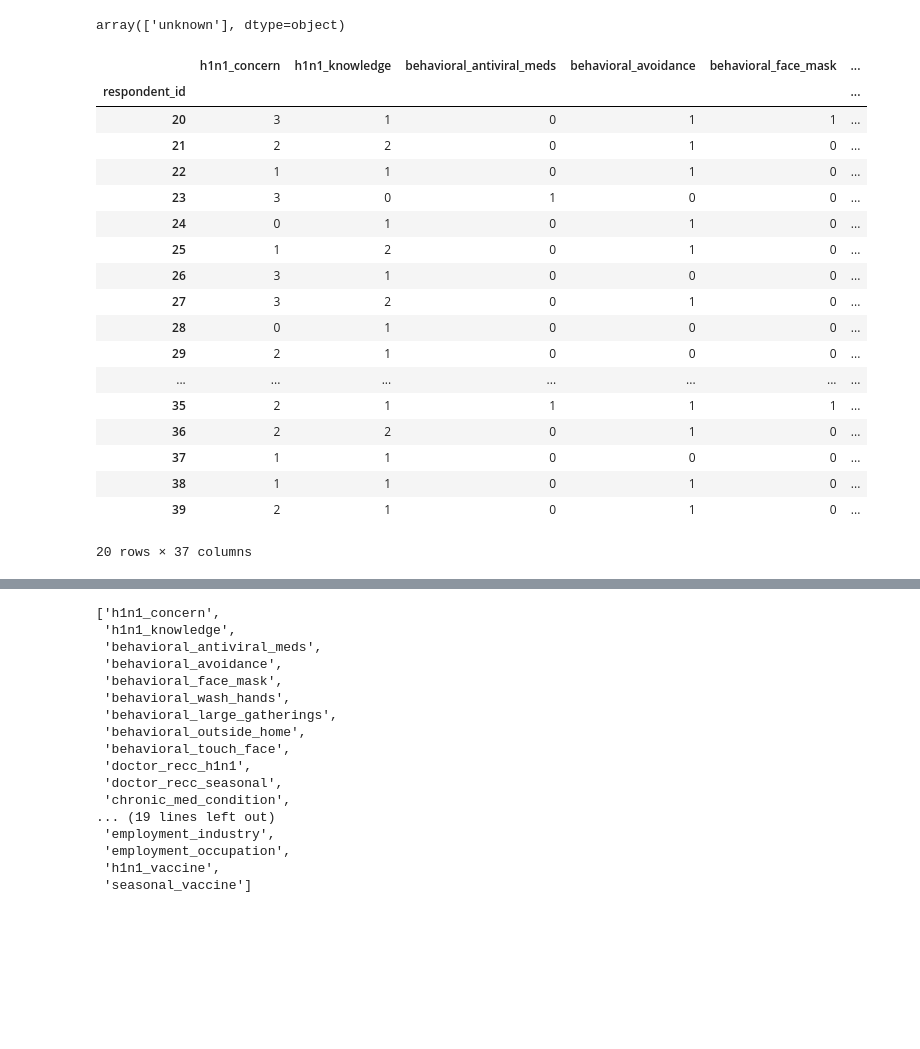
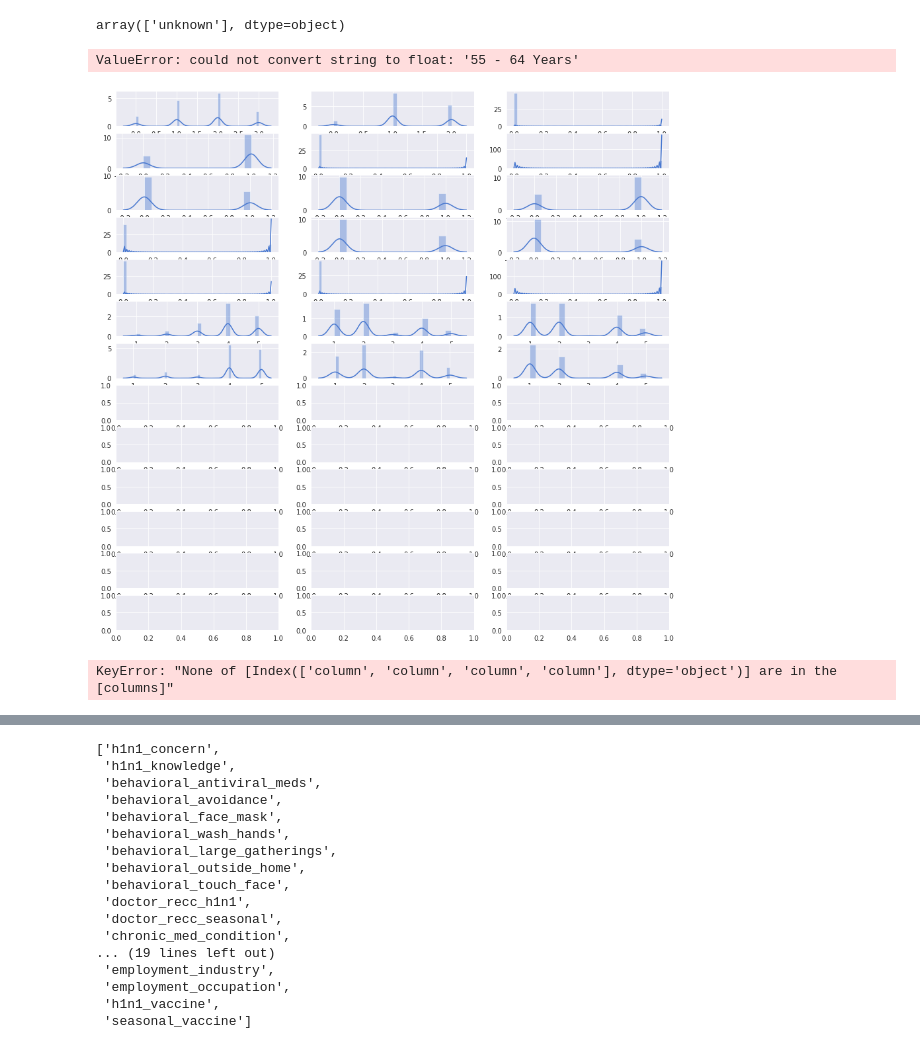
Before and after one commit to coreyryanhanson/predicting_seasonal_vaccinations, a Jupyter notebook: scratch_corey.ipynb, the cells around one changed output, grey strips where cells are left out. Drawn from its saved outputs; the diff is of its cells as text; code cells hidden in the pictures; blank space fills up the shorter version.

```diff
--- a/scratch_corey.ipynb
+++ b/scratch_corey.ipynb
@@ -67,25 +43,13 @@ There are 4 unique values with 0 nan values making up 0.0%
 df[df["household_children"]=="unknown"]["household_adults"].unique()
 # %% [output]
 array(['unknown'], dtype=object)
-# %%
-df.iloc[20:40]
-# %% [output]
-|  | h1n1_concern | h1n1_knowledge | behavioral_antiviral_meds | behavioral_avoidance | behavioral_face_mask | ... |
-| respondent_id |  |  |  |  |  | ... |
-| 20 | 3 | 1 | 0 | 1 | 1 | ... |
-| 21 | 2 | 2 | 0 | 1 | 0 | ... |
-| 22 | 1 | 1 | 0 | 1 | 0 | ... |
-| 23 | 3 | 0 | 1 | 0 | 0 | ... |
-| 24 | 0 | 1 | 0 | 1 | 0 | ... |
-| 25 | 1 | 2 | 0 | 1 | 0 | ... |
-| 26 | 3 | 1 | 0 | 0 | 0 | ... |
-| 27 | 3 | 2 | 0 | 1 | 0 | ... |
-| 28 | 0 | 1 | 0 | 0 | 0 | ... |
-| 29 | 2 | 1 | 0 | 0 | 0 | ... |
-| ... | ... | ... | ... | ... | ... | ... |
-| 35 | 2 | 1 | 1 | 1 | 1 | ... |
-| 36 | 2 | 2 | 0 | 1 | 0 | ... |
-| 37 | 1 | 1 | 0 | 0 | 0 | ... |
-| 38 | 1 | 1 | 0 | 1 | 0 | ... |
-| 39 | 2 | 1 | 0 | 1 | 0 | ... |
-20 rows × 37 columns
+# %%
+graphs= Multiplot(df, 3)
+graphs.sb_multiplot(sns.distplot)
+# %% [output]
+ValueError: could not convert string to float: '55 - 64 Years'
+[figure, added]
+# %%
+sns.pairplot(df[['column','column','column','column']],hue = 'column')
+# %% [output]
+KeyError: "None of [Index(['column', 'column', 'column', 'column'], dtype='object')] are in the [columns]"
```
Also changed, not shown: parts of 8 cells of this notebook, 1 other file.
